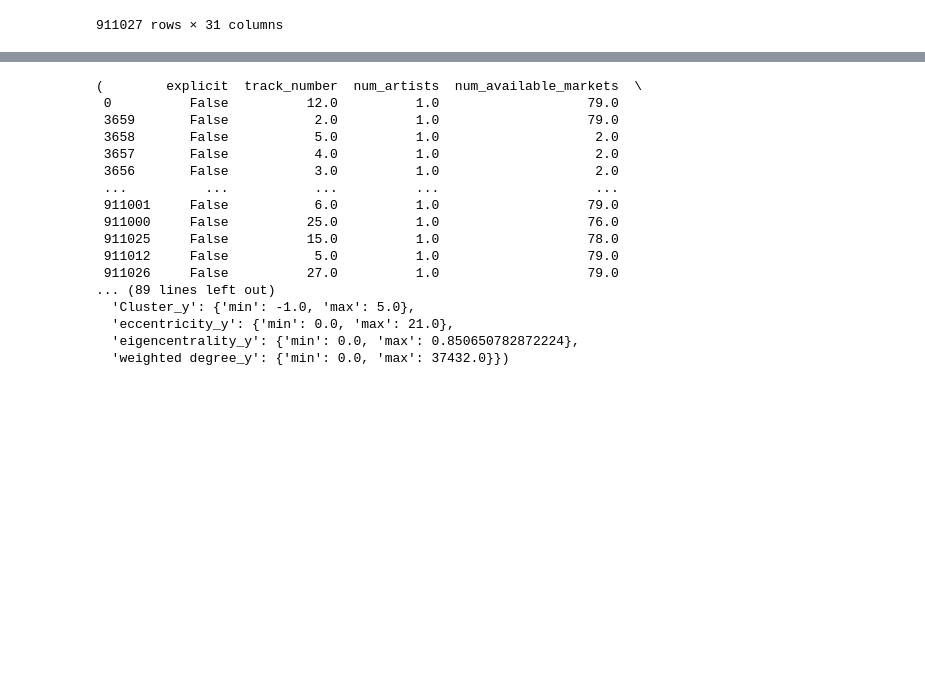
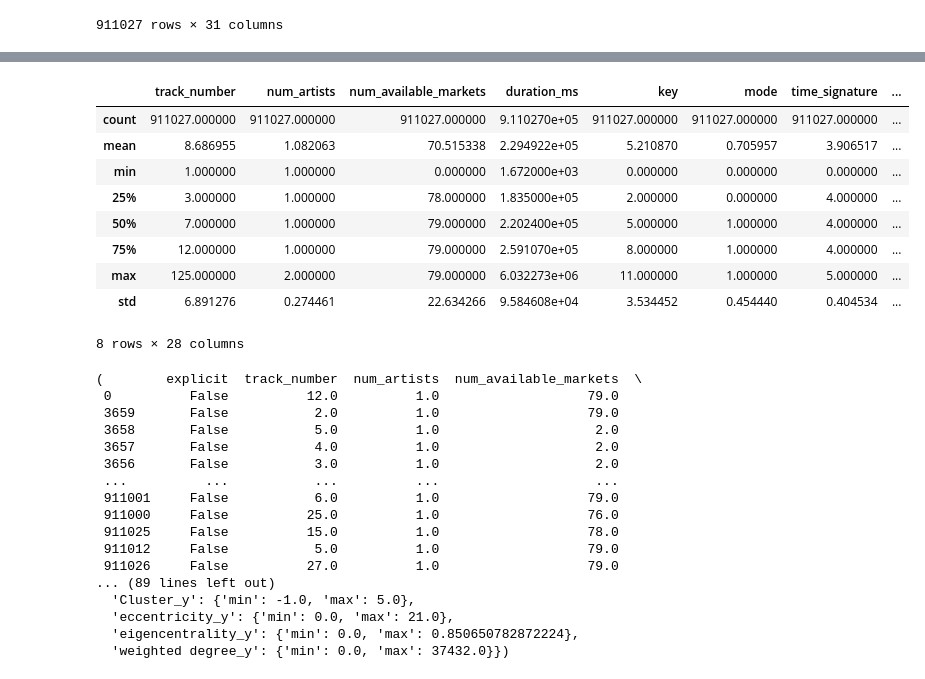
Before and after one commit to l4vd/Ba_first_tries, a Jupyter notebook: models/Original_MLP/CheckPrepro.ipynb, the cells around one changed output, grey strips where cells are left out. Saved outputs shown, nothing was run; the diff lists cells and outputs as text; code cells hidden in the pictures; blank space fills up the shorter version.

```diff
--- a/models/Original_MLP/CheckPrepro.ipynb
+++ b/models/Original_MLP/CheckPrepro.ipynb
@@ -115,3 +155,16 @@ data
+# %%
+data.describe()
+# %% [output]
+|  | track_number | num_artists | num_available_markets | duration_ms | key | mode | time_signature | ... |
+| count | 911027.000000 | 911027.000000 | 911027.000000 | 9.110270e+05 | 911027.000000 | 911027.000000 | 911027.000000 | ... |
+| mean | 8.686955 | 1.082063 | 70.515338 | 2.294922e+05 | 5.210870 | 0.705957 | 3.906517 | ... |
+| min | 1.000000 | 1.000000 | 0.000000 | 1.672000e+03 | 0.000000 | 0.000000 | 0.000000 | ... |
+| 25% | 3.000000 | 1.000000 | 78.000000 | 1.835000e+05 | 2.000000 | 0.000000 | 4.000000 | ... |
+| 50% | 7.000000 | 1.000000 | 79.000000 | 2.202400e+05 | 5.000000 | 1.000000 | 4.000000 | ... |
+| 75% | 12.000000 | 1.000000 | 79.000000 | 2.591070e+05 | 8.000000 | 1.000000 | 4.000000 | ... |
+| max | 125.000000 | 2.000000 | 79.000000 | 6.032273e+06 | 11.000000 | 1.000000 | 5.000000 | ... |
+| std | 6.891276 | 0.274461 | 22.634266 | 9.584608e+04 | 3.534452 | 0.454440 | 0.404534 | ... |
+8 rows × 28 columns
 # %%
 
 def find_min_max(df):
```
Also changed, not shown: parts of 14 cells of this notebook.
